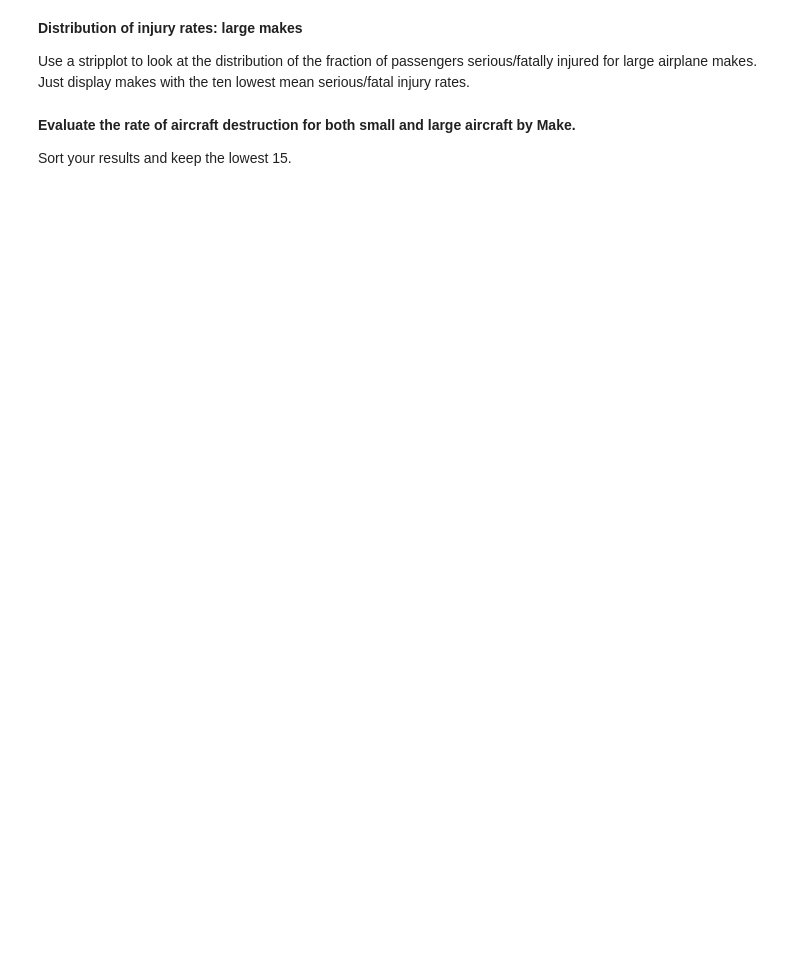
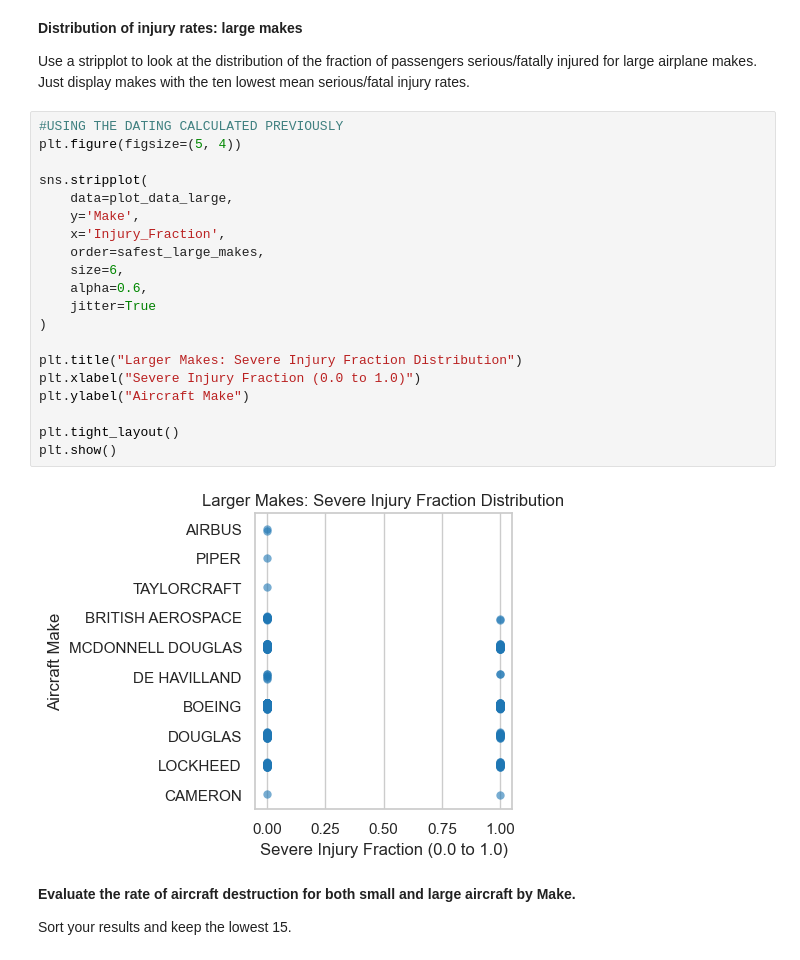
Before and after one commit to hereisphil/dsc-course0-m8-lab, a Jupyter notebook: Aviation_Accidents_Data_Analysis.ipynb, the cells around one changed output. Saved outputs shown, nothing was run; the diff lists cells and outputs as text; blank space fills up the shorter version.

```diff
--- a/Aviation_Accidents_Data_Analysis.ipynb
+++ b/Aviation_Accidents_Data_Analysis.ipynb
@@ -122,6 +158,28 @@ Use a violinplot to look at the distribution of the fraction of passengers serio
 **Distribution of injury rates: large makes**
 
 Use a stripplot to look at the distribution of the fraction of passengers serious/fatally injured for large airplane makes. Just display makes with the ten lowest mean serious/fatal injury rates.
+# %%
+#USING THE DATING CALCULATED PREVIOUSLY
+plt.figure(figsize=(5, 4))
+
+sns.stripplot(
+    data=plot_data_large,
+    y='Make',
+    x='Injury_Fraction',
+    order=safest_large_makes,
+    size=6,
+    alpha=0.6,
+    jitter=True
+)
+
+plt.title("Larger Makes: Severe Injury Fraction Distribution")
+plt.xlabel("Severe Injury Fraction (0.0 to 1.0)")
+plt.ylabel("Aircraft Make")
+
+plt.tight_layout()
+plt.show()
+# %% [output]
+[figure, added]
 # %% [markdown]
 **Evaluate the rate of aircraft destruction for both small and large aircraft by Make.**
 
```
Also changed, not shown: parts of 6 cells of this notebook.
